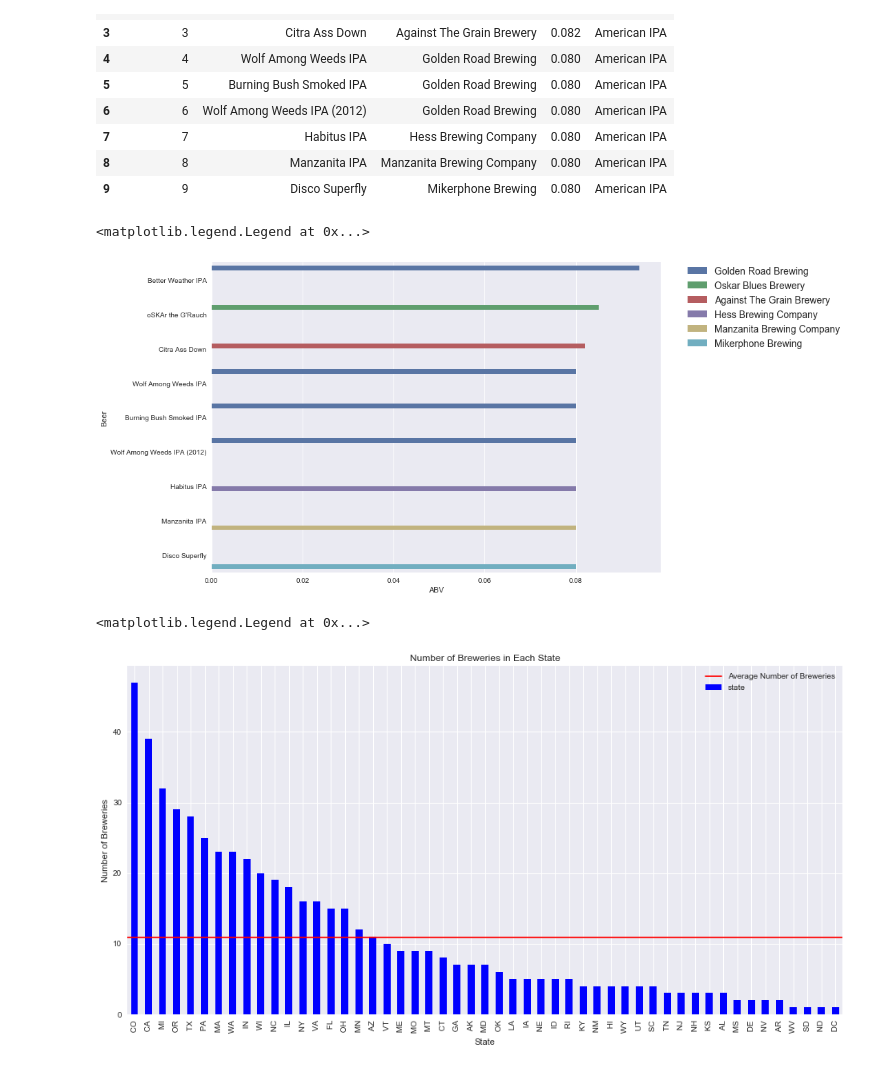
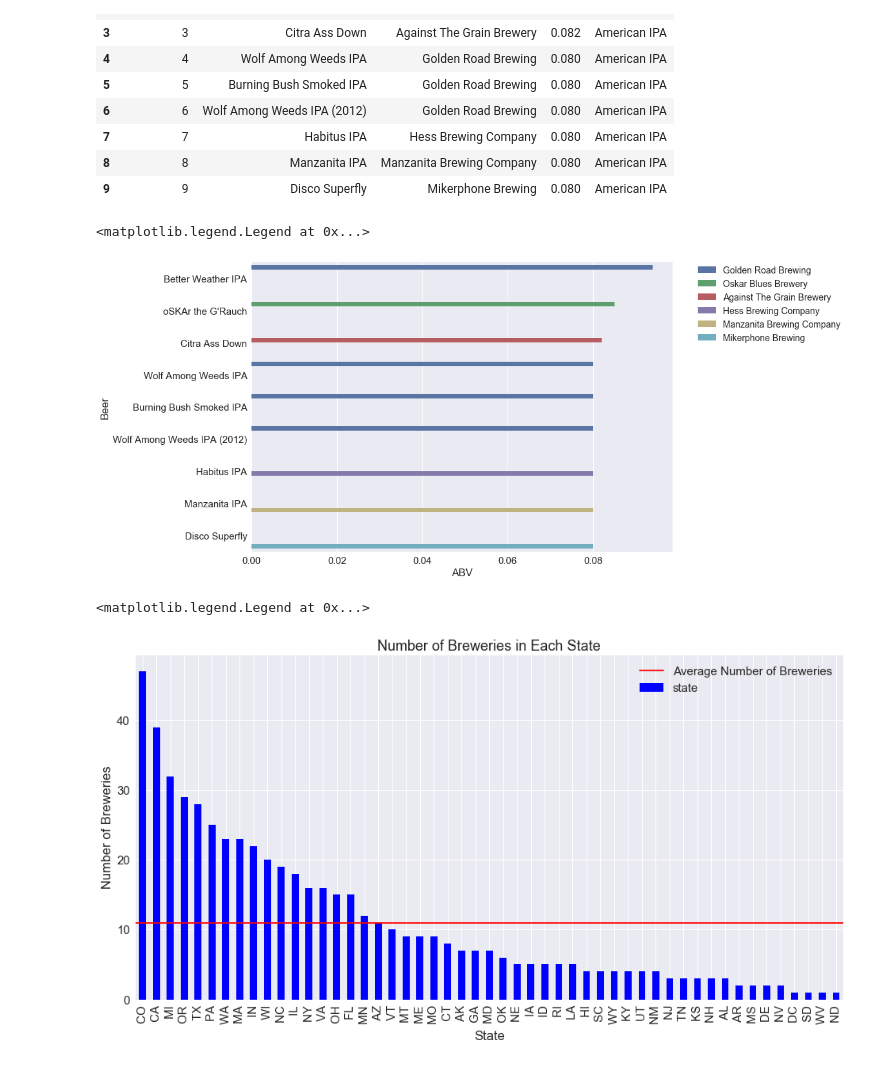
Before and after one commit to swaybs/craft_beer_python_project, a Jupyter notebook: project.ipynb, the cells around one changed output. Cells and saved outputs as stored; diff of their text form; code cells hidden in the pictures.

Commit message:
fixed more graph sizing & relative paths

```diff
--- a/project.ipynb
+++ b/project.ipynb
@@ -6,9 +6,11 @@ import requests
 import pandas as pd
 import numpy as np
 from matplotlib import pyplot as plt
+# plt.subplots(figsize=(20,10))
 import seaborn as sns
 sns.set(style='darkgrid')
 sns.set(rc={'figure.figsize':(11.7,8.27)})
+sns.set(font_scale=1.5)
 # %%
 
 # Connect to the brewery and beer databases
@@ -196,28 +198,28 @@ sns.barplot(x=ipa_df.ABV, y=ipa_df.Beer, hue=ipa_df.Brewery, data=ipa_df)
 plt.legend(bbox_to_anchor=(1.05, 1), loc=2, borderaxespad=0., fontsize=14)
 # %% [output]
 <matplotlib.legend.Legend at 0x...>
-[figure, old version]
+[figure, new version]
 # %%
 # Show amount of breweries from each state
 
 total_brew = pd.read_sql_query(
     '''SELECT name, state FROM breweries'''
         , sql_beer)
 
-total_brew_csv = total_brew.to_csv(path_or_buf='C:/Users/RothbauerA/Desktop/Code_Louisville_Python_Project/total_brew_csv', sep=',', encoding='utf-8')
-total_brew_df = pd.read_csv('C:/Users/RothbauerA/Desktop/Code_Louisville_Python_Project/total_brew_csv')
+total_brew_csv = total_brew.to_csv(path_or_buf='total_brew_csv', sep=',', encoding='utf-8')
+total_brew_df = pd.read_csv('total_brew_csv')
 # total_brew_df
 
 
 # Visualize the SQL Query from above
 
 plot = total_brew_df.state.value_counts().plot(kind='bar', title="Number of Breweries in Each State", \
                              figsize=(16,8), colormap='winter')
 plot.set_xlabel('State')
 plot.set_ylabel('Number of Breweries')
 mean_line = plot.axhline(total_brew_df.state.value_counts().mean(), color='r',\
                          label='Average Number of Breweries')
 plt.legend()
 # %% [output]
 <matplotlib.legend.Legend at 0x...>
-[figure, old version]
+[figure, new version]
```
Also changed, not shown: parts of 1 cell of this notebook, 2 other files.
